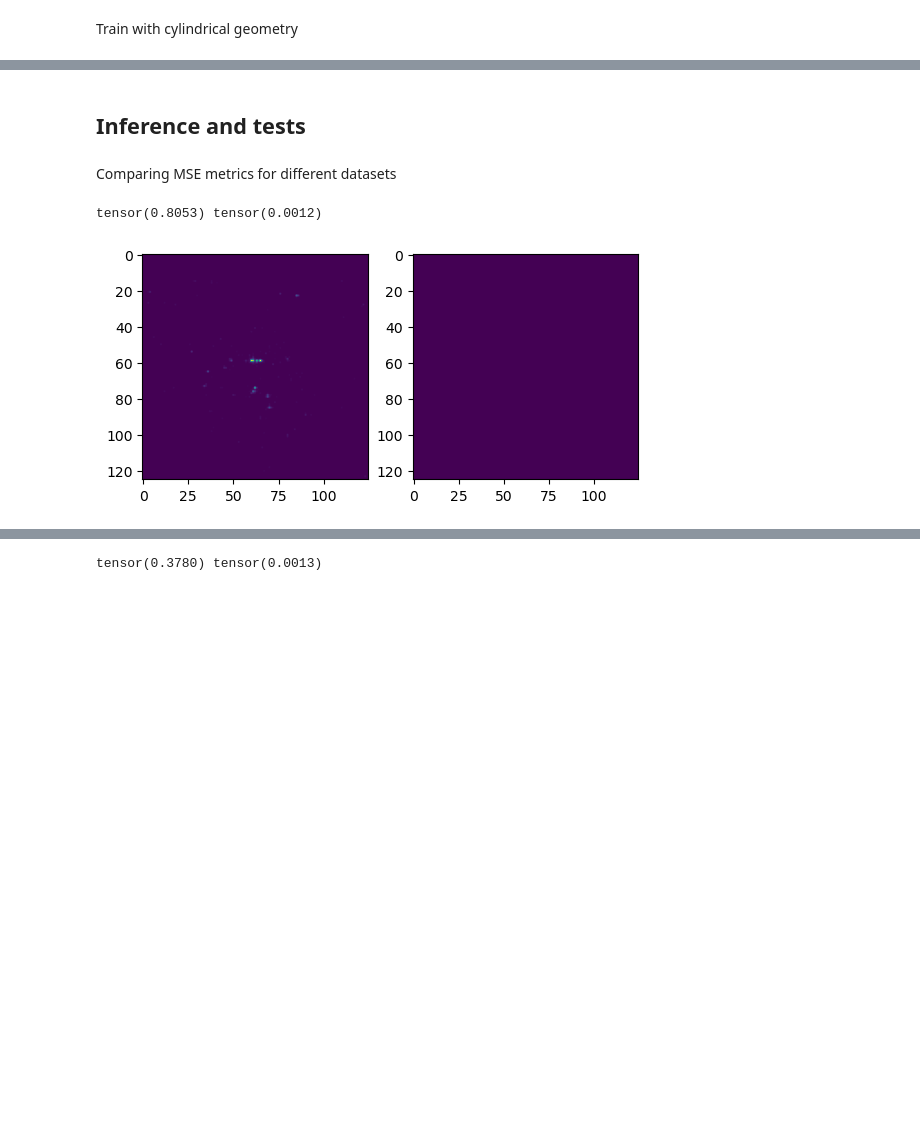
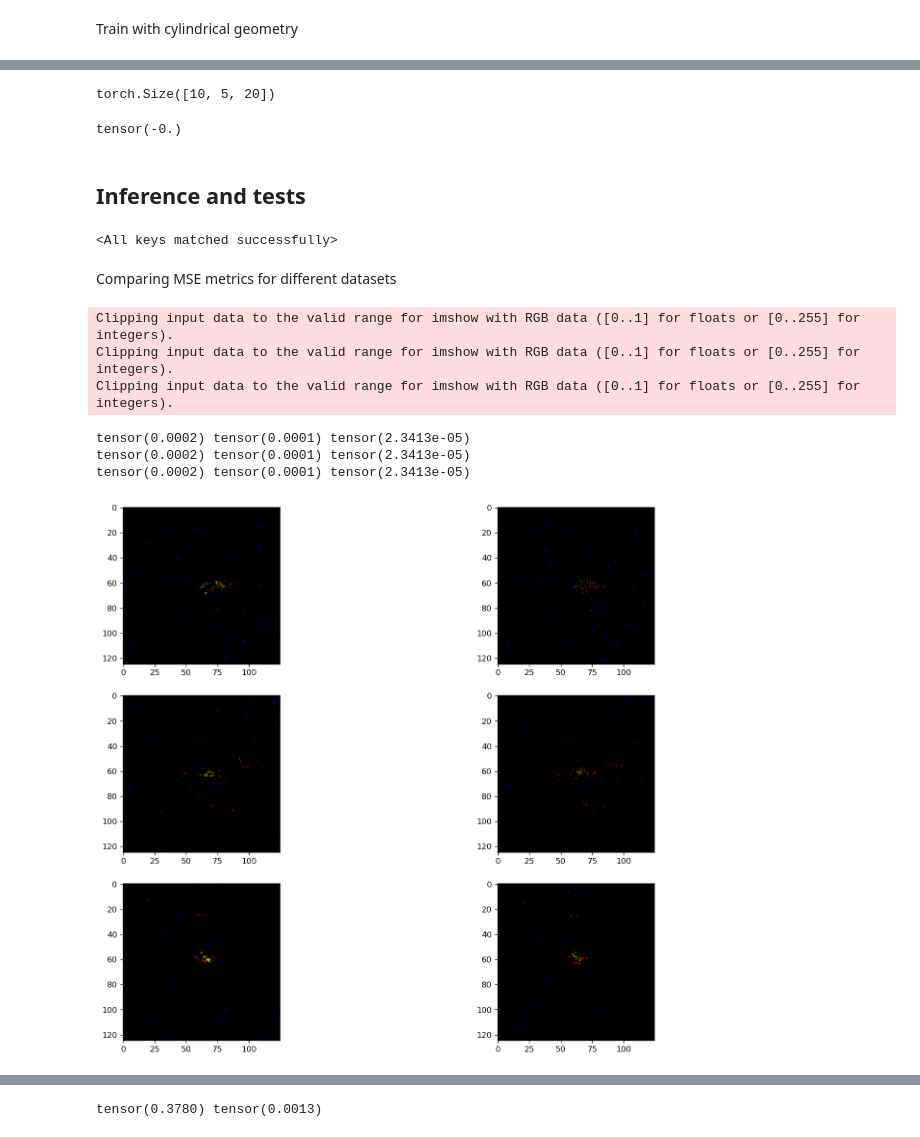
Before and after one commit to dinesh110598/Quark_Gluon_data, a Jupyter notebook: explore.ipynb, the cells around one changed output, grey strips where cells are left out. Drawn from its saved outputs; the diff is of its cells as text; code cells hidden in the pictures; blank space fills up the shorter version.

Commit message:
Added crossentropy loss and plots for different datasets

```diff
--- a/explore.ipynb
+++ b/explore.ipynb
@@ -78,4 +78,4 @@ Type:      builtin_function_or_method
 ## Model Definition and training
 # %%
 net = GraphVAE()
-# net.load_state_dict(torch.load("Saves/ecal_ep_60_angle.pth"))
+net.load_state_dict(torch.load("Saves/3chan_ep_30_resnet.pth"))
@@ -92,3 +115,15 @@ torch.save(net.state_dict(), "Saves/3chan_ep_10_resnet.pth")
+# %%
+X = torch.randn([10, 5, 20])
+Y = F.one_hot(torch.randint(0, 3, [10, 20]), 5).float()
+Y = torch.permute(Y, (0, 2, 1))
+Y.shape
+# %% [output]
+torch.Size([10, 5, 20])
+# %%
+loss = nn.CrossEntropyLoss()
+loss(torch.zeros(3), torch.zeros(3))
+# %% [output]
+tensor(-0.)
 # %% [markdown]
 ## Inference and tests
 # %%
@@ -157,31 +180,42 @@ def loss_infer2(net, X, A, mask, periodic=True):
 # %%
-net = GraphVAE(400, 3)
-# net.load_state_dict(torch.load("Saves/ecal_ep_60_angle.pth"))
+net = GraphVAE()
+net.load_state_dict(torch.load("Saves/3chan_ep_30_resnet.pth"))
+# %% [output]
+<All keys matched successfully>
 # %% [markdown]
 Comparing MSE metrics for different datasets
 # %%
 # net.load_state_dict(torch.load("Saves/ecal_ep_60_r0.1.pth"))
 dataset = get_train_dataset(2500)
-data_loader = torch.utils.data.DataLoader(dataset, 2500, True)
+data_loader = torch.utils.data.DataLoader(dataset, 128, True)
 
 for (X, NL, mask) in data_loader:
     X = X
     A = eval_A(NL.int()) * mask.unsqueeze(2)
     mask = mask
     with torch.no_grad():
         # Original samples
         img1 = reconstruct_img2(X, mask)
         # VAE-generated samples
-        mse_hit_flat, mse_ener_flat, img2, A2 = loss_infer2(net, X, A, mask, False)
-print(mse_hit_flat, mse_ener_flat)
+        mse_hit, mse_ener, mce_chan, img2 = loss_infer2(net, X, A, mask, True)
+    break
 
-idx = np.random.randint(2500)
-fig, ax = plt.subplots(1, 2)
-ax[0].imshow(img1[idx])
-ax[1].imshow((img2[idx]+1e-3))
+idx = np.random.randint(128, size=(3,))
+fig, ax = plt.subplots(3, 2, figsize=(16,12), dpi=120)
+for i in range(3):
+    print(mse_hit, mse_ener, mce_chan)
+    ax[i,0].imshow(img1[idx[i]])
+    ax[i,1].imshow(img2[idx[i]])
+
+plt.subplots_adjust(wspace=0.1)
 plt.show()
-fig.savefig('Report/Plots/Flat_quark_train.pdf')
+# fig.savefig('Report/Plots/Flat_quark_train.pdf')
 # %% [output]
-tensor(0.8053) tensor(0.0012)
+Clipping input data to the valid range for imshow with RGB data ([0..1] for floats or [0..255] for integers).
+Clipping input data to the valid range for imshow with RGB data ([0..1] for floats or [0..255] for integers).
+Clipping input data to the valid range for imshow with RGB data ([0..1] for floats or [0..255] for integers).
+tensor(0.0002) tensor(0.0001) tensor(2.3413e-05)
+tensor(0.0002) tensor(0.0001) tensor(2.3413e-05)
+tensor(0.0002) tensor(0.0001) tensor(2.3413e-05)
-[figure, old version]
+[figure, new version]
 # %%
```
Also changed, not shown: parts of 5 cells of this notebook, 6 other files.
